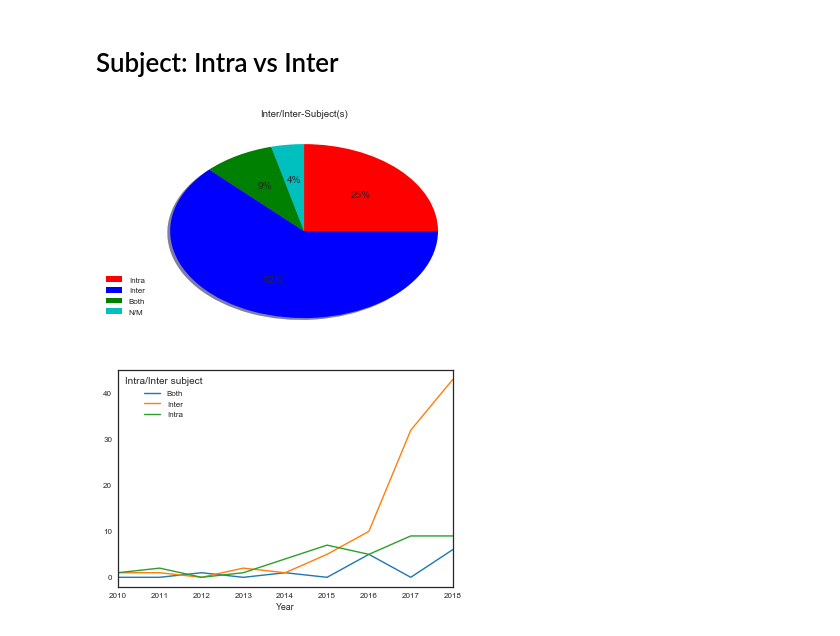
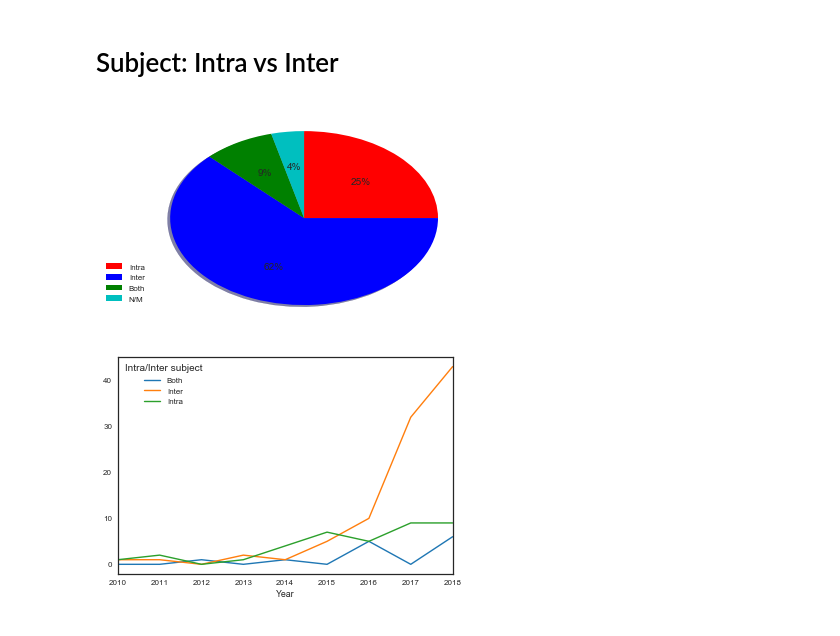
Before and after one commit to hubertjb/dl-eeg-review, a Jupyter notebook: notebooks/sandbox.ipynb, the cells around one changed output. Drawn from its saved outputs; the diff is of its cells as text; code cells hidden in the pictures.

```diff
--- a/notebooks/sandbox.ipynb
+++ b/notebooks/sandbox.ipynb
@@ -589,19 +773,19 @@ plt.show()
 # %%
 col_name = 'Intra/Inter subject'
 col_options = ['Intra', 'Inter', 'Both', 'N/M']
 values = [df[col_name].value_counts()[col_options[0]], df[col_name].value_counts()[col_options[1]], df[col_name].value_counts()[col_options[2]], df[col_name].value_counts()[col_options[3]]]
 colors = ['r', 'b', 'g', 'c']
 explode = (0, 0, 0, 0)
 
 fig = plt.figure()
 plt.pie(values, colors=colors, explode=explode, counterclock=False, shadow=True, autopct='%1.0f%%', startangle=90)
-plt.title('Inter/Inter-Subject(s)')
+#plt.title('Inter/Inter-Subject(s)')
 plt.legend(col_options, loc=(-0.1, 0.1))
 save_str = 'intra-inter_subject'
 plt.savefig("../figs/{}.eps".format(save_str), bbox_inches='tight', format='eps', dpi=1000) # Needs to be before plt.show()
 plt.show()
 # %% [output]
-[figure, old version]
+[figure, new version]
 # %%
 df['Year'] = df['Year'].astype('int32')
 col_name = 'Intra/Inter subject'
```
Also changed, not shown: parts of 25 cells of this notebook.
